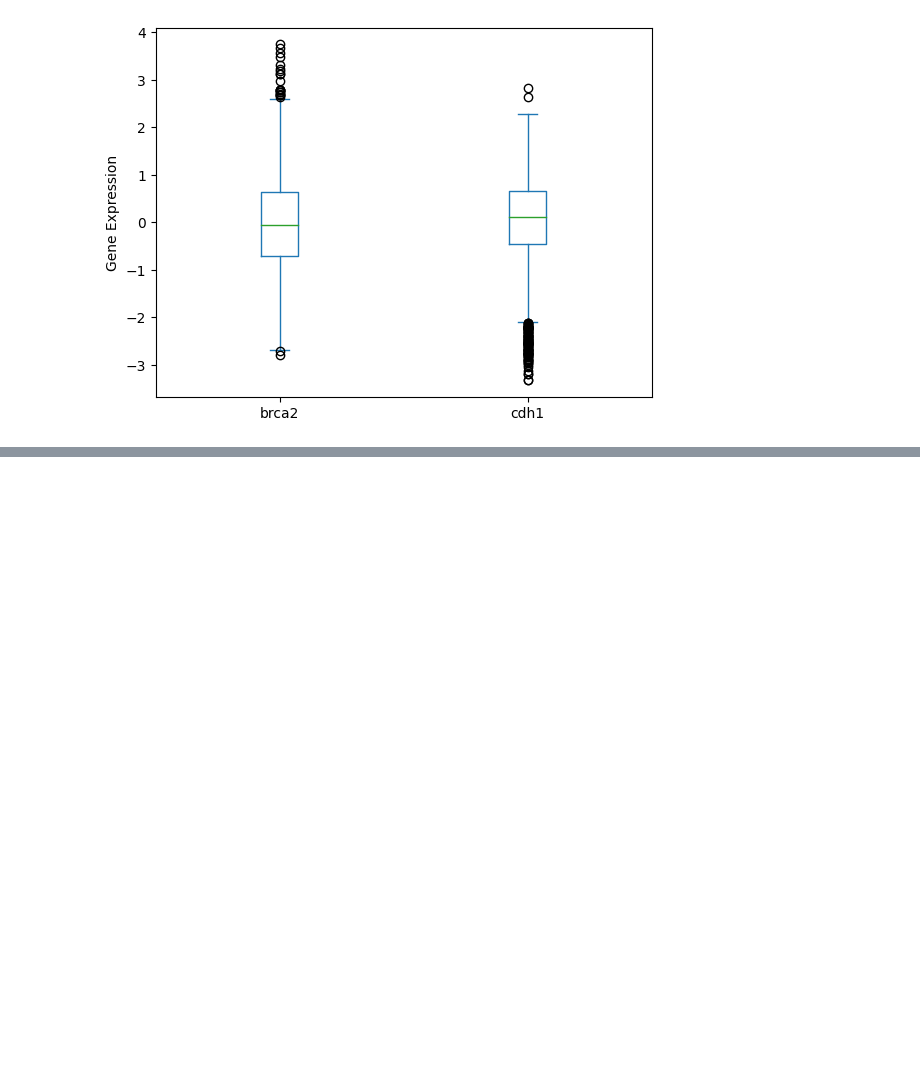
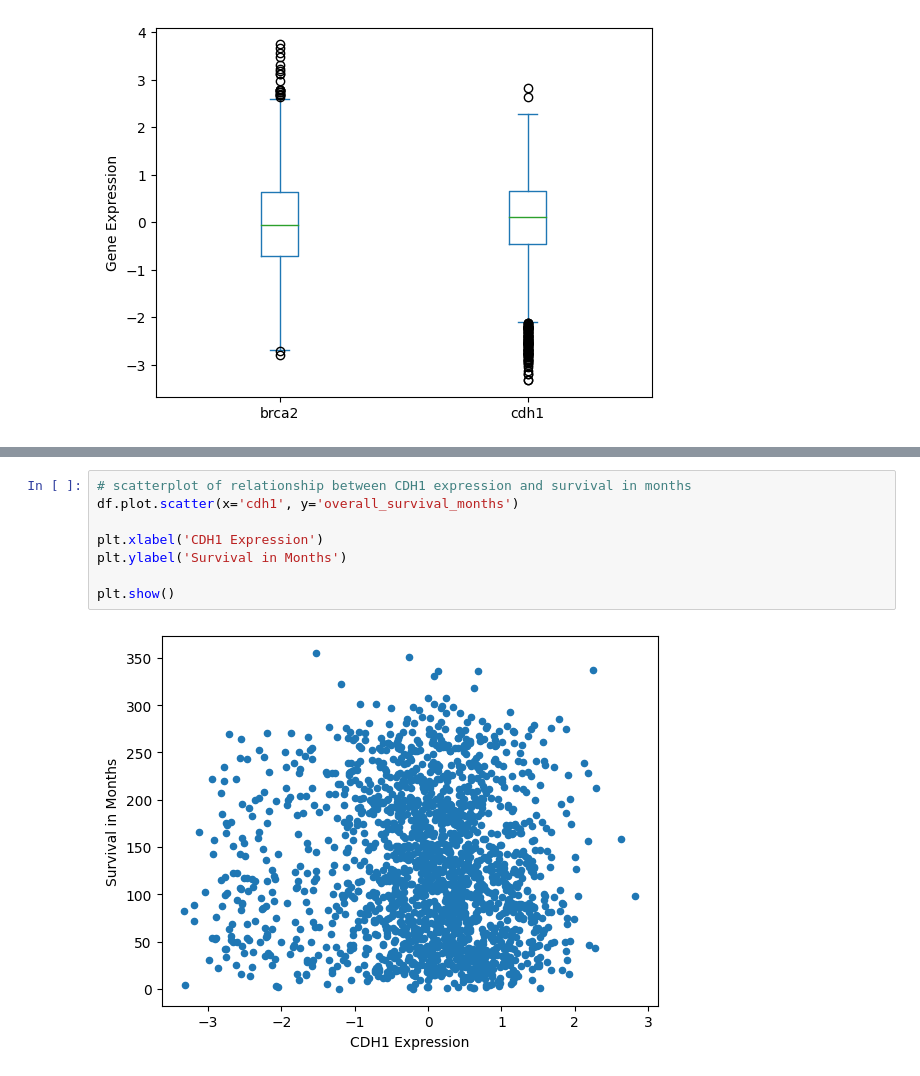
Before and after one commit to lilythomson13/finalproject, a Jupyter notebook: EDA.ipynb, the cells around one changed output, grey strips where cells are left out. Cells and saved outputs as stored; diff of their text form; blank space fills up the shorter version.

```diff
--- a/EDA.ipynb
+++ b/EDA.ipynb
@@ -143,0 +152,10 @@ plt.show()
+# %%
+# scatterplot of relationship between CDH1 expression and survival in months
+df.plot.scatter(x='cdh1', y='overall_survival_months')
+
+plt.xlabel('CDH1 Expression')
+plt.ylabel('Survival in Months')
+
+plt.show()
+# %% [output]
+[figure, added]
```
Also changed, not shown: parts of 3 cells of this notebook.
